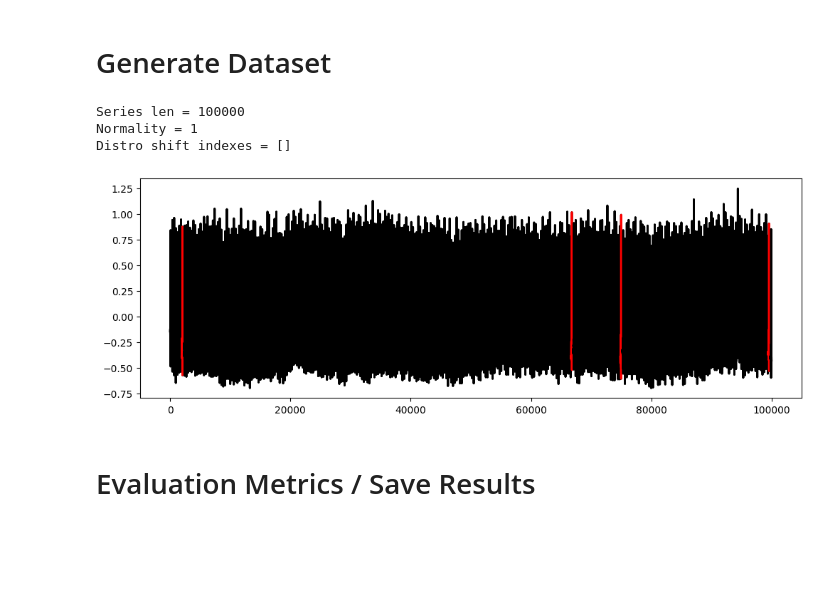
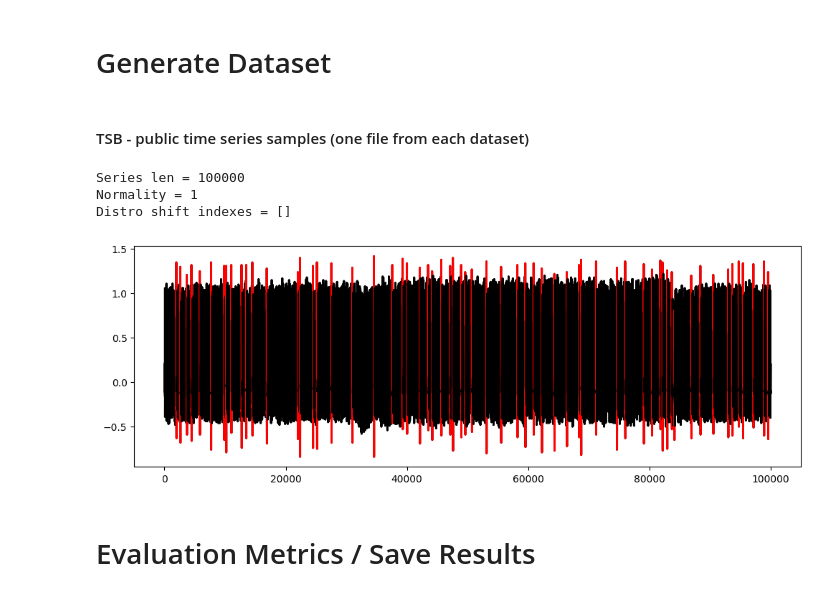
Before and after one commit to ChristinaK97/StreamingTimeSeriesAnomalyDetection, a Jupyter notebook: StreamingAnomalyDetectionNotebook.ipynb, the cells around one changed output. Saved outputs shown, nothing was run; the diff lists cells and outputs as text; code cells hidden in the pictures; blank space fills up the shorter version.

```diff
--- a/StreamingAnomalyDetectionNotebook.ipynb
+++ b/StreamingAnomalyDetectionNotebook.ipynb
@@ -28,12 +46,12 @@ def read_dataset_as_df(filepath):
     df[1] = df[1].astype(int)   # label
     return df
 
-def generate_dataset(filepaths: List[str], sample_size: Union[int,float]=None):
+def generate_dataset(filenames: List[str], sample_size: Union[int,float]=None):
 
     # Read
-    filepaths = [path.join(base_path, fp) for fp in filepaths]
-    normality = len(filepaths)
-    datasets = [read_dataset_as_df(fp) for fp in filepaths]
+    filenames = [path.join(base_path, fp) for fp in filenames]
+    normality = len(filenames)
+    datasets = [read_dataset_as_df(fp) for fp in filenames]
 
     # Sampling
     if sample_size is not None:
@@ -108,19 +126,46 @@ def plot_generated_dataset(df: pd.DataFrame,
     else:
         x_values = np.arange(len(df))  # Use numerical index as x-values
         _plot_generated_dataset(df, x_values, shift_idxs)
+# %% [markdown]
+<h4>TSB - public time series samples (one file from each dataset)</h4>
+# %%
+DODGERS = 'Dodgers/101-freeway-traffic.test.out'
+ECG = 'ECG/MBA_ECG803_data.out'
+IOPS = 'IOPS/KPI-0efb375b-b902-3661-ab23-9a0bb799f4e3.test.out'
+KDD21 = 'KDD21/005_UCR_Anomaly_DISTORTEDCIMIS44AirTemperature1_4000_5391_5392.out'
+MGAB = 'MGAB/1.test.out'
+NAB = 'NAB/NAB_data_Traffic_1.out'
+SENSORSCOPE = 'SensorScope/stb-2.test.out'
+YAHOO = 'YAHOO/Yahoo_A1real_1_data.out'
+DAPHNET = 'Daphnet/S01R02E0.test.csv@1.out'
+GHL = 'GHL/01_Lev_fault_Temp_corr_seed_11_vars_23.test.csv@4.out'
+GENESIS = 'Genesis/genesis-anomalies.test.csv@1.out'
+MITDB = 'MITDB/100.test.csv@1.out'
+OPPORTUNITY = 'OPPORTUNITY/S1-ADL1.test.csv@16.out'
+OCCUPANCY = 'Occupancy/room-occupancy.train.csv@3.out'
+SMD = 'SMD/machine-1-1.test.csv@1.out'
+SVDB = 'SVDB/801.test.csv@1.out'
 # %%
-dataset1_path = 'ECG/MBA_ECG801_data.out'
-dataset2_path = 'MITDB/100.test.csv@1.out'
-filepaths = [dataset2_path]
-df, normality, shift_idxs = generate_dataset(filepaths, sample_size=100000)
+# sample_size should be None to get the whole time series
 
-print(f"Series len = {df.shape[0]}\nNormality = {normality}\nDistro shift indexes = {shift_idxs}")
-plot_generated_dataset(df, plot_around_distro_shifts=True, plot_range=5000, shift_idxs=shift_idxs)
+def load_dataset(filenames: List[str], sample_size=100000) -> Tuple[pd.DataFrame, int, List[int]]:
+
+    df, normality, shift_idxs = generate_dataset(filenames, sample_size=sample_size)
+
+    print(f"Series len = {df.shape[0]}\nNormality = {normality}\nDistro shift indexes = {shift_idxs}")
+    plot_generated_dataset(df, plot_around_distro_shifts=True, plot_range=5000, shift_idxs=shift_idxs)
+
+    return df, normality, shift_idxs
-# %% [output]
-Series len = 100000
-Normality = 1
-Distro shift indexes = []
-[figure, removed]
+# %%
+# How to load a dataset. For normality>1, add multiple time series files to the filenames list
+
+filenames = [ECG]
+df, normality, shift_idxs = load_dataset(filenames)
+# %% [output]
+Series len = 100000
+Normality = 1
+Distro shift indexes = []
+[figure, added]
 # %% [markdown]
 <h1>Evaluation Metrics / Save Results</h1>
 # %%
```
Also changed, not shown: parts of 16 cells of this notebook, 1 other file.
